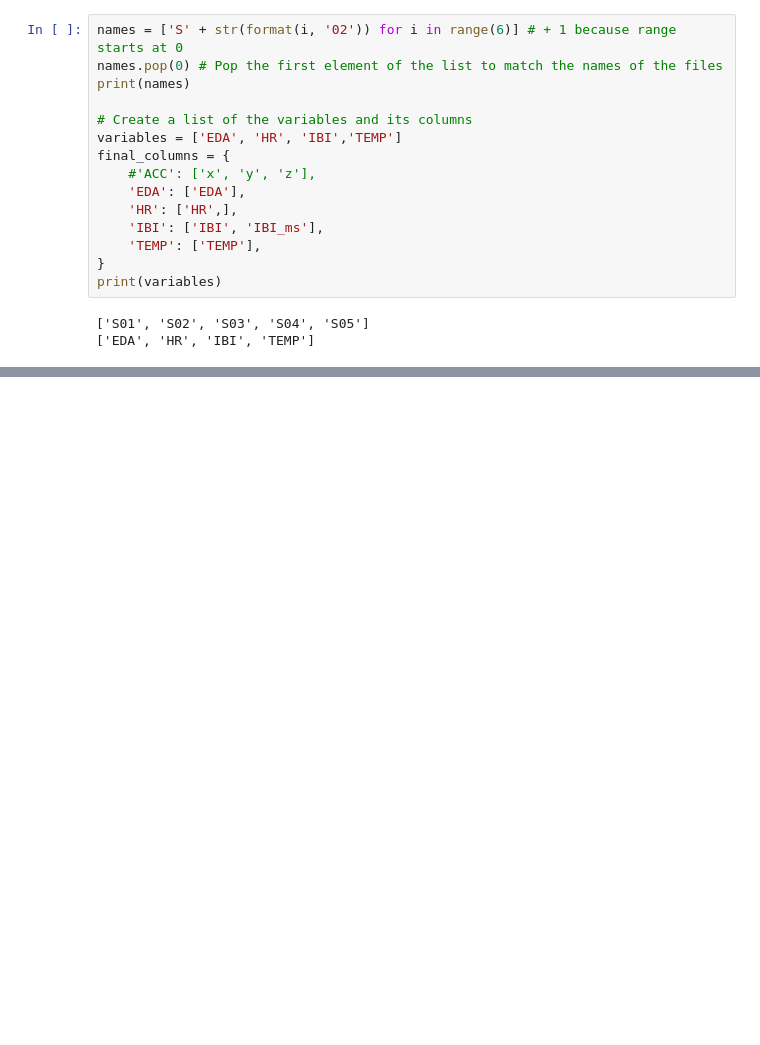
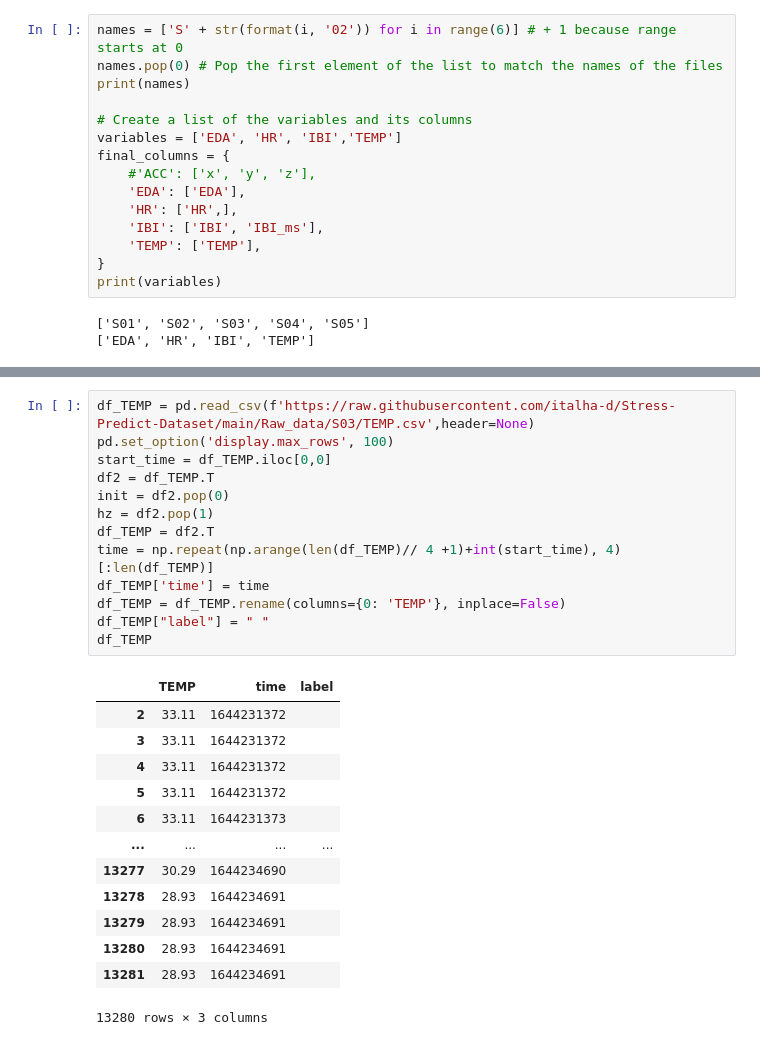
Before and after one commit to A01632681/DataScience, a Jupyter notebook: Assigment 2/AssigmentTests.ipynb, the cells around one changed output, grey strips where cells are left out. Drawn from its saved outputs; the diff is of its cells as text; blank space fills up the shorter version.

```diff
--- a/Assigment 2/AssigmentTests.ipynb
+++ b/Assigment 2/AssigmentTests.ipynb
@@ -53,3 +80,30 @@ df_HR
+# %%
+df_TEMP = pd.read_csv(f'https://raw.githubusercontent.com/italha-d/Stress-Predict-Dataset/main/Raw_data/S03/TEMP.csv',header=None)
+pd.set_option('display.max_rows', 100)
+start_time = df_TEMP.iloc[0,0]
+df2 = df_TEMP.T
+init = df2.pop(0)
+hz = df2.pop(1)
+df_TEMP = df2.T
+time = np.repeat(np.arange(len(df_TEMP)// 4 +1)+int(start_time), 4)[:len(df_TEMP)]
+df_TEMP['time'] = time
+df_TEMP = df_TEMP.rename(columns={0: 'TEMP'}, inplace=False)
+df_TEMP["label"] = " "
+df_TEMP
+# %% [output]
+|  | TEMP | time | label |
+| 2 | 33.11 | 1644231372 |  |
+| 3 | 33.11 | 1644231372 |  |
+| 4 | 33.11 | 1644231372 |  |
+| 5 | 33.11 | 1644231372 |  |
+| 6 | 33.11 | 1644231373 |  |
+| ... | ... | ... | ... |
+| 13277 | 30.29 | 1644234690 |  |
+| 13278 | 28.93 | 1644234691 |  |
+| 13279 | 28.93 | 1644234691 |  |
+| 13280 | 28.93 | 1644234691 |  |
+| 13281 | 28.93 | 1644234691 |  |
+13280 rows × 3 columns
 # %%
 # Import timelogs for visualization
 # This DataFrame contains the time logs for each subject responses
```
Also changed, not shown: parts of 5 cells of this notebook, 1 other file.
